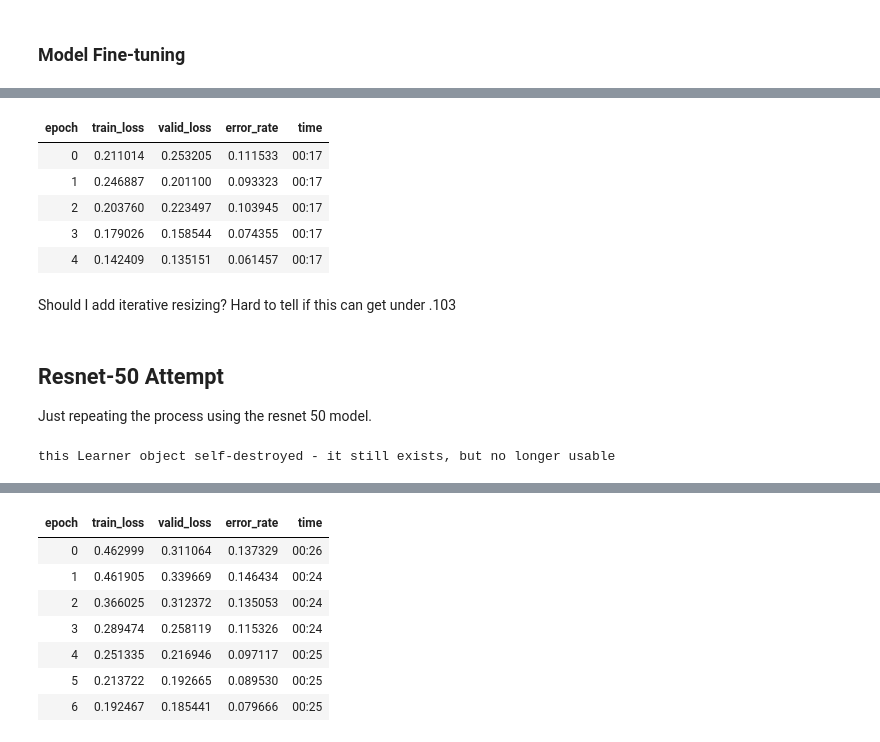
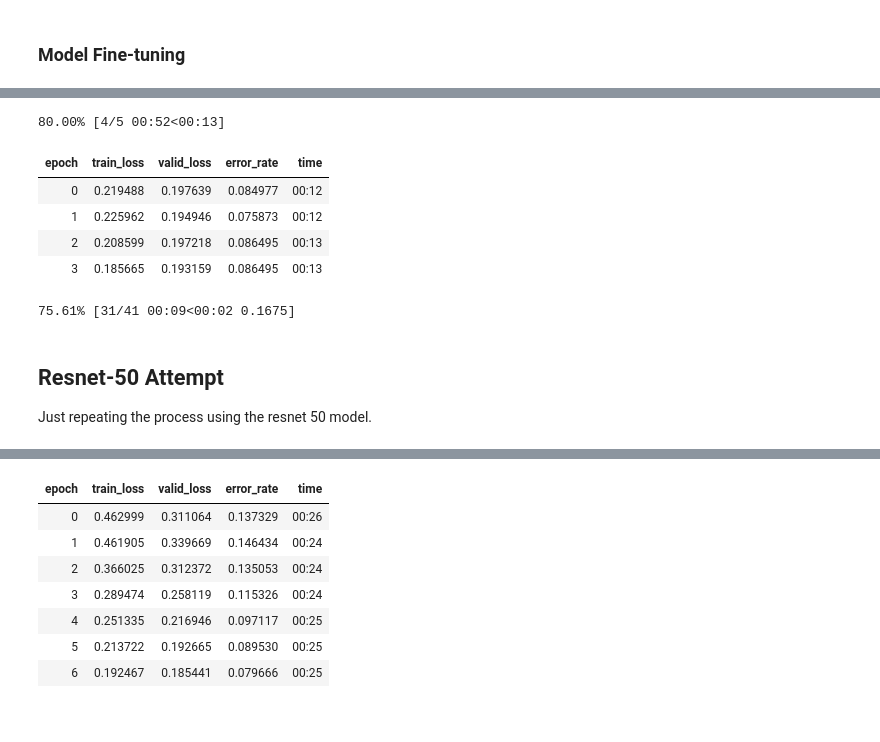
Before and after one commit to UndergraduateArtificialIntelligenceClub/skin_cancer, a Jupyter notebook: model_trainer_fastai_tuned.ipynb, the cells around one changed output, grey strips where cells are left out. Saved outputs shown, nothing was run; the diff lists cells and outputs as text; code cells hidden in the pictures.

```diff
--- a/model_trainer_fastai_tuned.ipynb
+++ b/model_trainer_fastai_tuned.ipynb
@@ -102,0 +108,2 @@ LR Finder is complete, type {learner_name}.recorder.plot() to see the graph.
+# %%
+learn.fit_one_cycle(6, (1e-3)/8)
@@ -102,0 +127,6 @@ LR Finder is complete, type {learner_name}.recorder.plot() to see the graph.
+# %%
+learn.load('stage-2-128-rn34-89')
+# %%
+data = ImageDataBunch.from_folder(path, train="/train", valid_pct=0.2,
+                                  ds_tfms=tfms, size=224, bs=bs).normalize(imagenet_stats)
+learn.data = data
@@ -102,0 +142,3 @@ LR Finder is complete, type {learner_name}.recorder.plot() to see the graph.
+# %%
+lr = 1e-2/2
+learn.fit_one_cycle(6, slice(lr))
@@ -103,9 +156,10 @@ LR Finder is complete, type {learner_name}.recorder.plot() to see the graph.
 # %%
-learn.fit_one_cycle(5, slice(1e-4, 1e-3))
+learn.fit_one_cycle(5, slice(1e-5, lr/5))
 # %% [output]
+80.00% [4/5 00:52<00:13]
 | epoch | train_loss | valid_loss | error_rate | time |
-| 0 | 0.211014 | 0.253205 | 0.111533 | 00:17 |
-| 1 | 0.246887 | 0.201100 | 0.093323 | 00:17 |
-| 2 | 0.203760 | 0.223497 | 0.103945 | 00:17 |
-| 3 | 0.179026 | 0.158544 | 0.074355 | 00:17 |
-| 4 | 0.142409 | 0.135151 | 0.061457 | 00:17 |
+| 0 | 0.219488 | 0.197639 | 0.084977 | 00:12 |
+| 1 | 0.225962 | 0.194946 | 0.075873 | 00:12 |
+| 2 | 0.208599 | 0.197218 | 0.086495 | 00:13 |
+| 3 | 0.185665 | 0.193159 | 0.086495 | 00:13 |
+75.61% [31/41 00:09<00:02 0.1675]
@@ -114,11 +166,5 @@ learn.save('stage-2-rn34')
-# %% [markdown]
-Should I add iterative resizing? Hard to tell if this can get under .103
 # %% [markdown]
 ## Resnet-50 Attempt
 Just repeating the process using the resnet 50 model.
 # %%
 torch.cuda.empty_cache()
-# %%
-learn.destroy()
-# %% [output]
-this Learner object self-destroyed - it still exists, but no longer usable
```
Also changed, not shown: parts of 35 cells of this notebook, 2 other files.
